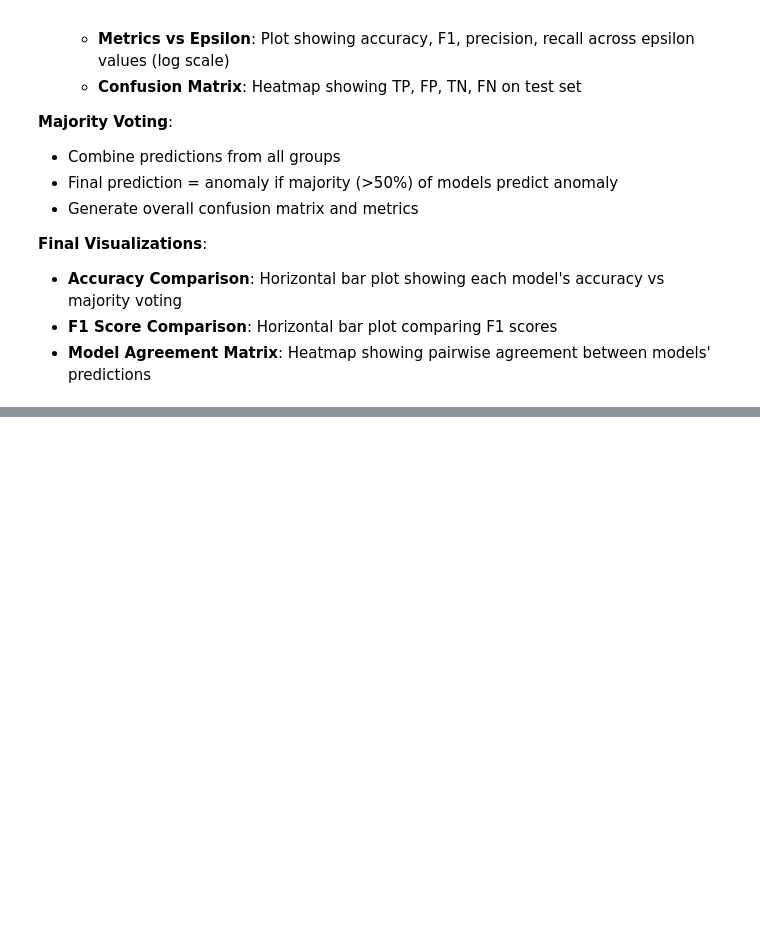
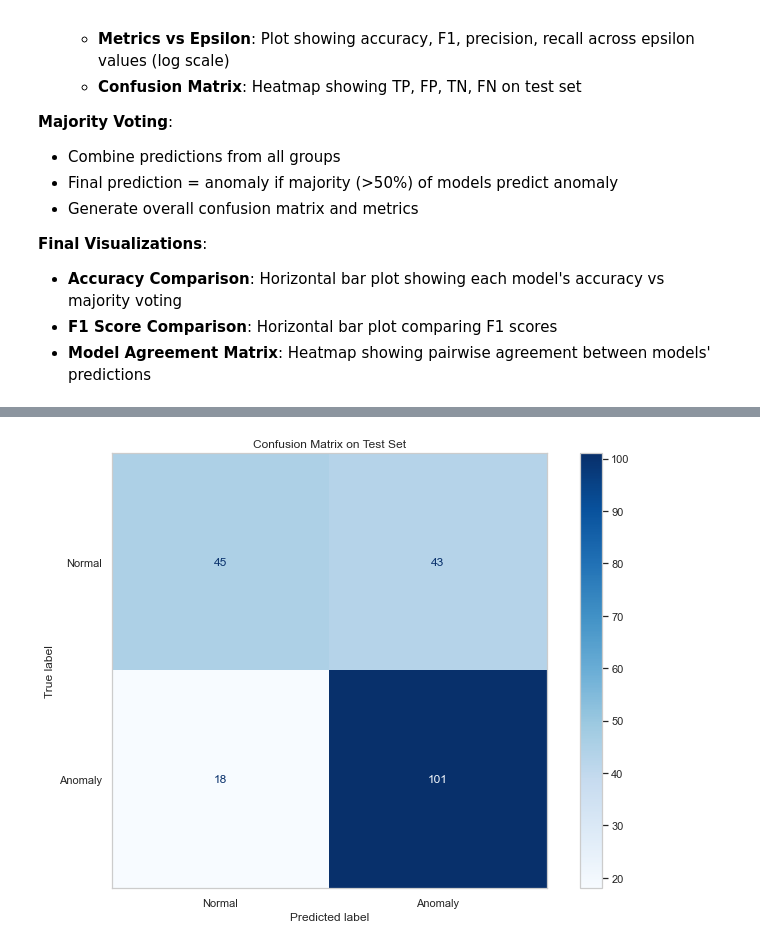
Before and after one commit to Filippo-Galli/Fintech_BC, a Jupyter notebook: Final_project/baseline models.ipynb, the cells around one changed output, grey strips where cells are left out. Drawn from its saved outputs; the diff is of its cells as text; code cells hidden in the pictures; blank space fills up the shorter version.

```diff
--- a/Final_project/baseline models.ipynb
+++ b/Final_project/baseline models.ipynb
@@ -1416,0 +1708,83 @@ True Positives: 78
+# %%
+from sklearn.metrics import confusion_matrix, ConfusionMatrixDisplay
+
+# Step 2: Build a log-pdf matrix (n_samples, n_groups)
+log_p_matrix = []
+y_true = None
+
+for group_name, results in P_test_groups.items():
+    log_p = np.log(results['p_test'] + 1e-10)  # add small epsilon to avoid log(0)
+    log_p_matrix.append(log_p)
+
+    # Save y_test only once (same across all groups)
+    if y_true is None:
+        y_true = results['y_test']
+
+log_p_matrix = np.vstack(log_p_matrix).T  # shape: (n_samples, n_groups)
+
+# Step 3: Compute aggregated anomaly score
+agg_score_test = log_p_matrix.mean(axis=1)  # average score across groups
+
+# Step 4: Optimize threshold using cross-validation
+from sklearn.metrics import f1_score
+
+# Combine CV log-probabilities from all groups
+log_p_cv_matrix = []
+y_cv_combined = None
+
+for group_name, results in P_cv_groups.items():
+    log_p_cv = np.log(results['p_cv'] + 1e-10)
+    log_p_cv_matrix.append(log_p_cv)
+
+    if y_cv_combined is None:
+        y_cv_combined = results['y_cv']
+
+log_p_cv_matrix = np.vstack(log_p_cv_matrix).T
+agg_score_cv = log_p_cv_matrix.mean(axis=1)
+
+# Grid search for optimal threshold based on F1 score
+best_thresh = None
+best_f1 = 0
+
+thresholds = np.percentile(agg_score_cv, np.linspace(0, 100, 200))
+
+for thresh in thresholds:
+    preds = (agg_score_cv < thresh).astype(int)
+    f1 = f1_score(y_cv_combined, preds)
+    if f1 > best_f1:
+        best_f1 = f1
+        best_thresh = thresh
+
+print(f"Best threshold (agg_score): {best_thresh:.4f} with F1 = {best_f1:.4f}")
+
+# Predict on test set using optimal threshold
+y_pred = (agg_score_test < best_thresh).astype(int)
+
+# Step 5: Evaluate results on test set
+from sklearn.metrics import classification_report, accuracy_score, precision_score, recall_score
+
+print("\n Classification Report on Test Set:")
+print(classification_report(y_true, y_pred, digits=4))
+
+accuracy = accuracy_score(y_true, y_pred)
+precision = precision_score(y_true, y_pred)
+recall = recall_score(y_true, y_pred)
+
+#Confusion matrix
+
+# classify test set
+y_pred_test = (agg_score_test < best_thresh).astype(int)
+
+# Compute confusion matrix
+cm = confusion_matrix(y_test, y_pred_test)
+
+# show confusion matrix
+disp = ConfusionMatrixDisplay(confusion_matrix=cm, display_labels=["Normal", "Anomaly"])
+fig, ax = plt.subplots()
+disp.plot(cmap=plt.cm.Blues, ax=ax)
+
+ax.grid(False)
+
+plt.title("Confusion Matrix on Test Set")
+plt.show()
+# %% [output]
@@ -1416,0 +1802 @@ True Positives: 78
+[figure, added]
```
Also changed, not shown: parts of 14 cells of this notebook, 1 other file.
